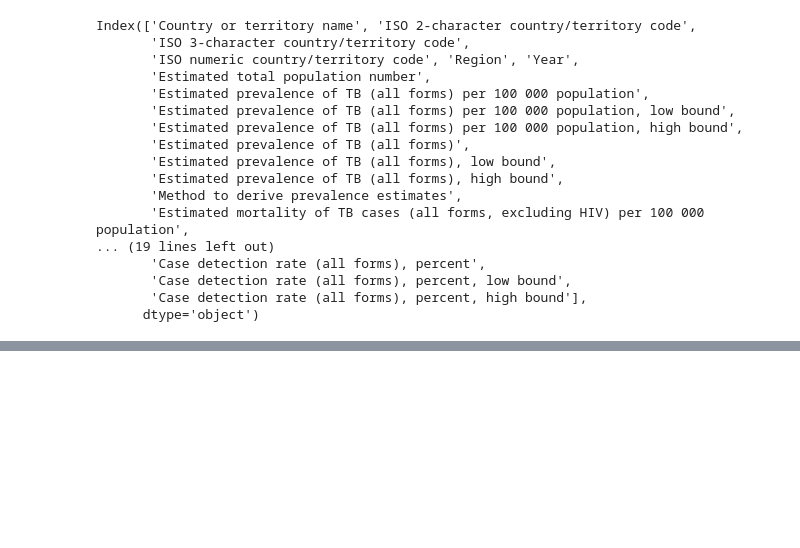
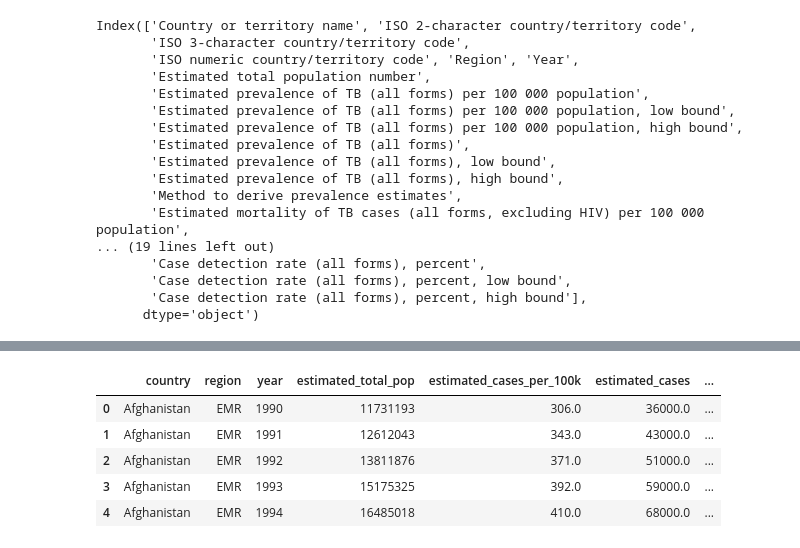
Before and after one commit to JenniferMLewis/Methodologies-I-Individual-Project, a Jupyter notebook: initial.ipynb, the cells around one changed output, grey strips where cells are left out. Saved outputs shown, nothing was run; the diff lists cells and outputs as text; code cells hidden in the pictures; blank space fills up the shorter version.

```diff
--- a/initial.ipynb
+++ b/initial.ipynb
@@ -196,0 +239,9 @@ Index(['Country or territory name', 'ISO 2-character country/territory code',
+# %%
+tb.head()
+# %% [output]
+|  | country | region | year | estimated_total_pop | estimated_cases_per_100k | estimated_cases | ... |
+| 0 | Afghanistan | EMR | 1990 | 11731193 | 306.0 | 36000.0 | ... |
+| 1 | Afghanistan | EMR | 1991 | 12612043 | 343.0 | 43000.0 | ... |
+| 2 | Afghanistan | EMR | 1992 | 13811876 | 371.0 | 51000.0 | ... |
+| 3 | Afghanistan | EMR | 1993 | 15175325 | 392.0 | 59000.0 | ... |
+| 4 | Afghanistan | EMR | 1994 | 16485018 | 410.0 | 68000.0 | ... |
```
Also changed, not shown: parts of 19 cells of this notebook, 2 other files.
